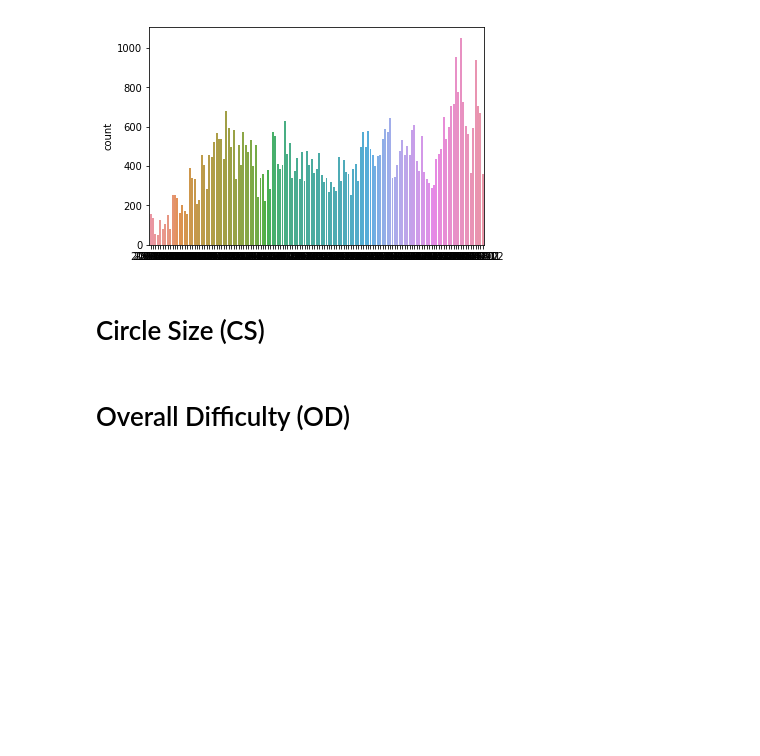
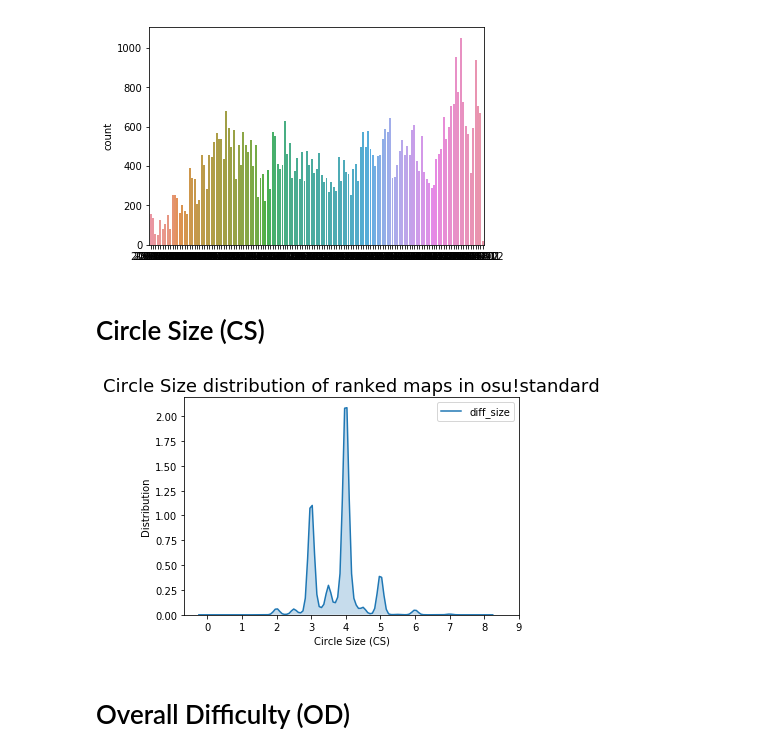
Before and after one commit to al1Null/osu-analysis, a Jupyter notebook: Beatmaps/BeatmapVisualize.ipynb, the cells around one changed output. Cells and saved outputs as stored; diff of their text form; code cells hidden in the pictures; blank space fills up the shorter version.

Commit message:
Analyzed CS & OD

```diff
--- a/Beatmaps/BeatmapVisualize.ipynb
+++ b/Beatmaps/BeatmapVisualize.ipynb
@@ -359,5 +359,19 @@ analyzeDate(df, time='month')
 [figure]
 # %% [markdown]
 # Circle Size (CS)
+# %%
+def analyzeCS(df):
+    cs_data = df['diff_size']
+    ax = sns.kdeplot(data=cs_data, shade=True)
+
+    ax.set_xticks(np.arange(0,10,1))
+
+    ax.set_xlabel("Circle Size (CS)")
+    ax.set_ylabel("Distribution")
+    ax.set_title("Circle Size distribution of ranked maps in osu!{}".format(getMode(df)), fontsize=18)
+# %%
+analyzeCS(getDataFrame('standard'))
+# %% [output]
+[figure, added]
 # %% [markdown]
 # Overall Difficulty (OD)
```
Also changed, not shown: parts of 20 cells of this notebook.
